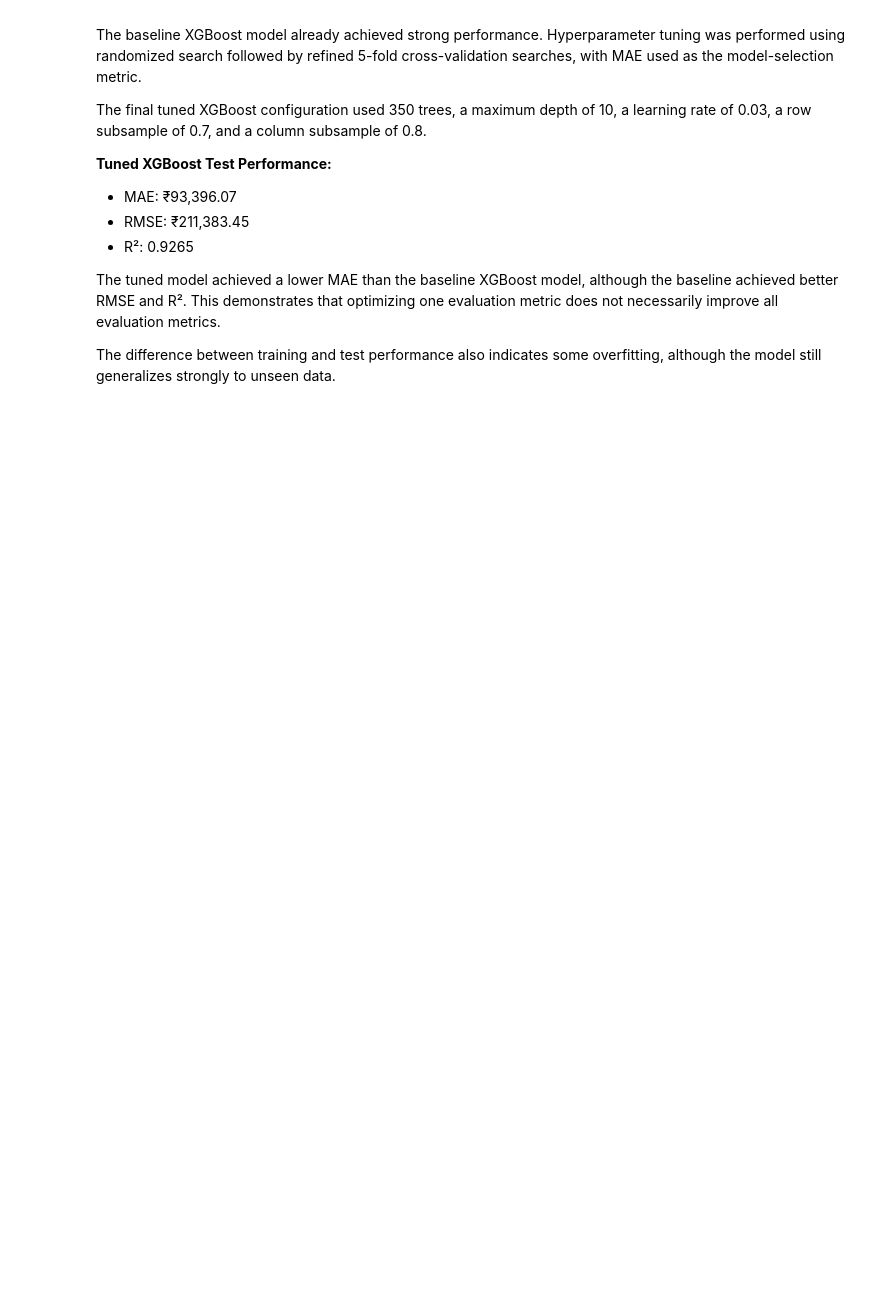
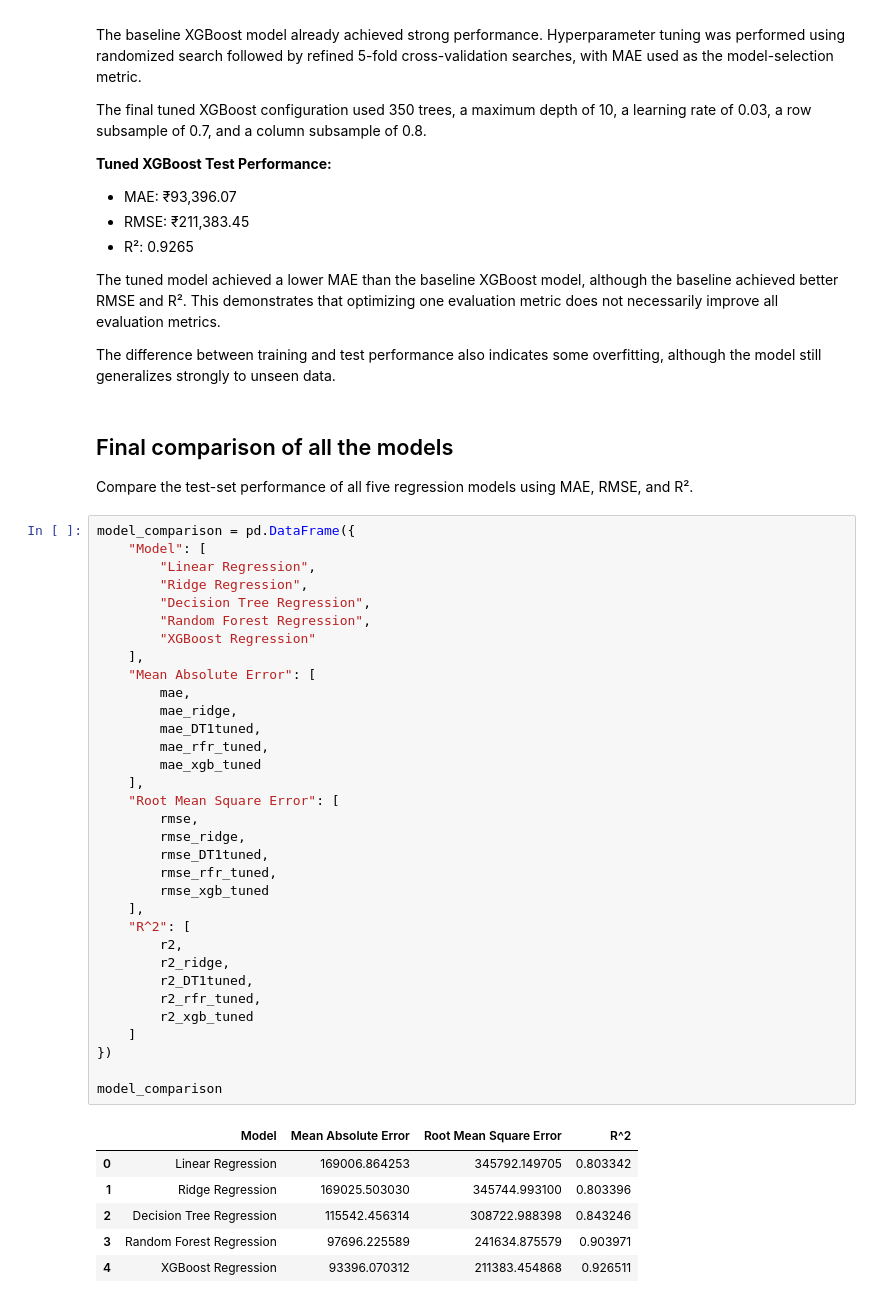
Before and after one commit to Aaroh22/used-car-price-prediction, a Jupyter notebook: Notebooks/02_model_training.ipynb, the cells around one changed output. Cells and saved outputs as stored; diff of their text form; blank space fills up the shorter version.

```diff
--- a/Notebooks/02_model_training.ipynb
+++ b/Notebooks/02_model_training.ipynb
@@ -1283,3 +1283,47 @@ The final tuned XGBoost configuration used 350 trees, a maximum depth of 10, a l
 The tuned model achieved a lower MAE than the baseline XGBoost model, although the baseline achieved better RMSE and R². This demonstrates that optimizing one evaluation metric does not necessarily improve all evaluation metrics.
 
 The difference between training and test performance also indicates some overfitting, although the model still generalizes strongly to unseen data.
+# %% [markdown]
+## Final comparison of all the models
+
+Compare the test-set performance of all five regression models using MAE, RMSE, and R².
+# %%
+model_comparison = pd.DataFrame({
+    "Model": [
+        "Linear Regression",
+        "Ridge Regression",
+        "Decision Tree Regression",
+        "Random Forest Regression",
+        "XGBoost Regression"
+    ],
+    "Mean Absolute Error": [
+        mae,
+        mae_ridge,
+        mae_DT1tuned,
+        mae_rfr_tuned,
+        mae_xgb_tuned
+    ],
+    "Root Mean Square Error": [
+        rmse,
+        rmse_ridge,
+        rmse_DT1tuned,
+        rmse_rfr_tuned,
+        rmse_xgb_tuned
+    ],
+    "R^2": [
+        r2,
+        r2_ridge,
+        r2_DT1tuned,
+        r2_rfr_tuned,
+        r2_xgb_tuned
+    ]
+})
+
+model_comparison
+# %% [output]
+|  | Model | Mean Absolute Error | Root Mean Square Error | R^2 |
+| 0 | Linear Regression | 169006.864253 | 345792.149705 | 0.803342 |
+| 1 | Ridge Regression | 169025.503030 | 345744.993100 | 0.803396 |
+| 2 | Decision Tree Regression | 115542.456314 | 308722.988398 | 0.843246 |
+| 3 | Random Forest Regression | 97696.225589 | 241634.875579 | 0.903971 |
+| 4 | XGBoost Regression | 93396.070312 | 211383.454868 | 0.926511 |
```
Also changed, not shown: parts of 2 cells of this notebook.
